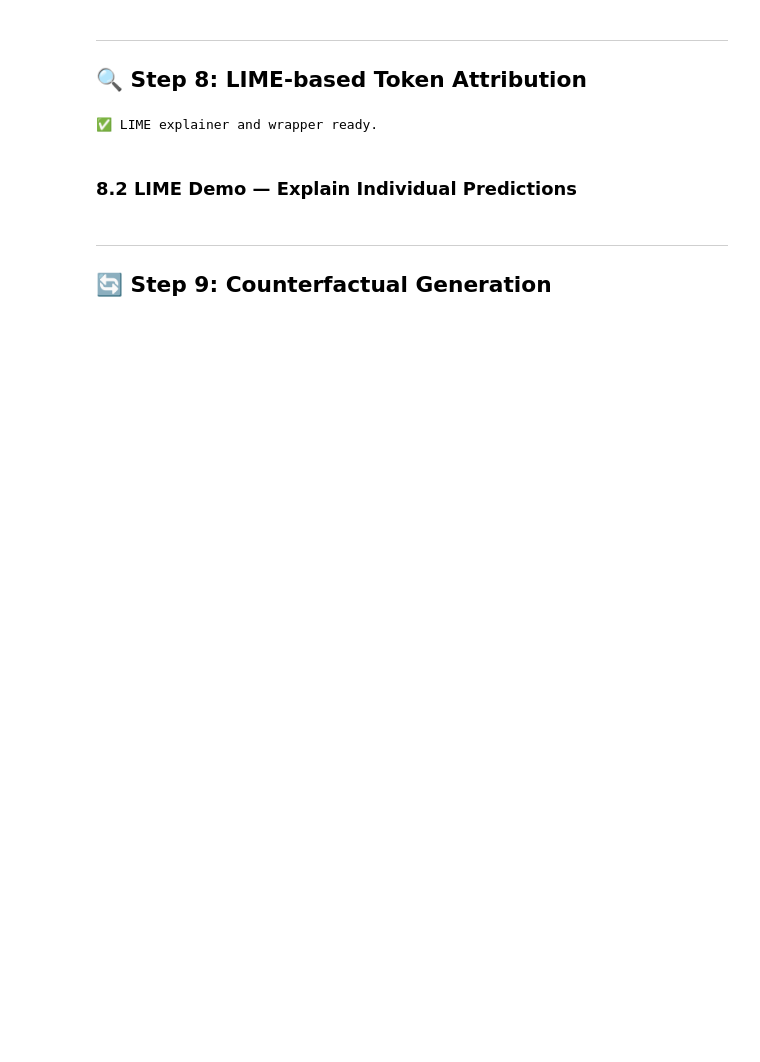
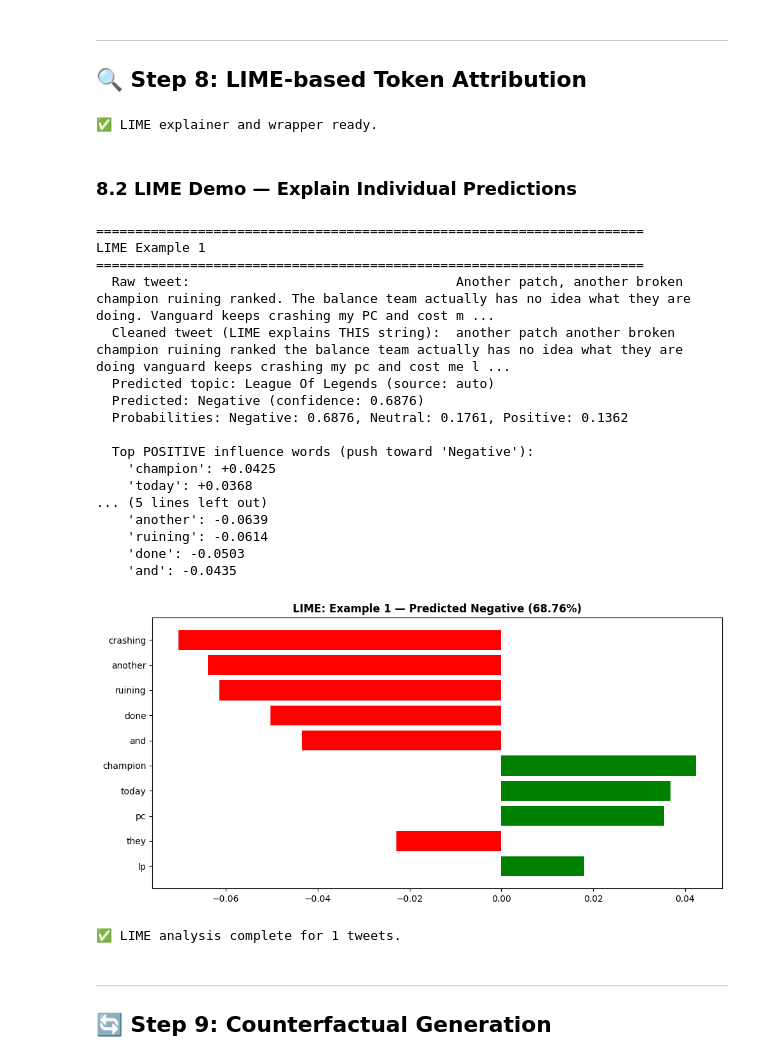
Before and after one commit to Mink949/sentiment-Analysis, a Jupyter notebook: sentiment_analysis_pipeline.ipynb, the cells around one changed output. Drawn from its saved outputs; the diff is of its cells as text; code cells hidden in the pictures; blank space fills up the shorter version.

```diff
--- a/sentiment_analysis_pipeline.ipynb
+++ b/sentiment_analysis_pipeline.ipynb
@@ -1162,20 +1375,20 @@ def predict_sentiment(text, topic_str):
 ### 🧪 Test Examples
 # %%
 test_examples = [
-    ("Another patch, another broken champion ruining ranked. The balance team actually has no idea what they are doing. Vanguard keeps crashing my PC and cost me 50 LP today. Im so done with this game 🤬 #LeagueOfLegends", "Game"),
+    "Another patch, another broken champion ruining ranked. The balance team actually has no idea what they are doing. Vanguard keeps crashing my PC and cost me 50 LP today. Im so done with this game 🤬 #LeagueOfLegends",
 ]
 
 print("=" * 70)
-print("Test examples")
+print("Test examples (topic is auto-predicted — Step 6.7 — not supplied manually)")
 print("=" * 70)
 
-for i, (text, topic) in enumerate(test_examples, 1):
-    result = predict_sentiment(text, topic)
+for i, text in enumerate(test_examples, 1):
+    result = predict_sentiment(text)  # topic_str=None -> auto-predicted, then fed into the sentiment head
     print(f"\n--- Example {i} ---")
-    print(f"  Text:       {text}")
-    print(f"  Topic:      {topic}")
-    print(f"  Prediction: {result['sentiment']} (confidence: {result['confidence']:.4f})")
-    print(f"  Probs:      {', '.join(f'{k}: {v:.4f}' for k, v in result['probabilities'].items())}")
+    print(f"  Text:            {text}")
+    print(f"  Predicted topic: {result['topic']} (source: {result['topic_source']})")
+    print(f"  Prediction:      {result['sentiment']} (confidence: {result['confidence']:.4f})")
+    print(f"  Probs:           {', '.join(f'{k}: {v:.4f}' for k, v in result['probabilities'].items())}")
 
 print("\n Pipeline complete!")
 # %% [output]
@@ -1258,33 +1471,36 @@ print("✅ LIME explainer and wrapper ready.")
 # %%
 # --- 8.2 Run LIME on demo tweets ---
 lime_demo_tweets = [
-    ("Another patch, another broken champion ruining ranked. The balance team actually has no idea what they are doing. Vanguard keeps crashing my PC and cost me 50 LP today. Im so done with this game 🤬 #LeagueOfLegends", "Game"),
+    "Another patch, another broken champion ruining ranked. The balance team actually has no idea what they are doing. Vanguard keeps crashing my PC and cost me 50 LP today. Im so done with this game 🤬 #LeagueOfLegends",
 ]
 
 lime_results = []  # Store for Steps 9-11
 
-for i, (tweet, topic) in enumerate(lime_demo_tweets, 1):
+for i, tweet in enumerate(lime_demo_tweets, 1):
     # LIME must explain the SAME string the model actually sees. predict_fn (cell 8.1) calls
     # clean_text() on every perturbed sample before scoring it, so if we hand explain_instance the
     # raw tweet, LIME's displayed tokens (capitalized words, digits, '#hashtags') would not match
     # what the model receives -> misleading attributions. Explain the cleaned text directly instead.
     cleaned_tweet = clean_text(tweet)
 
+    # Topic is auto-predicted (Step 6.7), not supplied manually — predict_sentiment() does this
+    # internally and returns the topic it used, so we can reuse the exact same value below.
+    baseline = predict_sentiment(tweet)
+    pred_label = baseline['sentiment']
+    pred_conf = baseline['confidence']
+    topic = baseline['topic']
+
     print(f"\n{'='*70}")
     print(f"LIME Example {i}")
     print(f"{'='*70}")
     print(f"  Raw tweet:                                  {tweet}")
     print(f"  Cleaned tweet (LIME explains THIS string):  {cleaned_tweet}")
-    print(f"  Topic: {topic}")
-
-    # Get baseline prediction
-    baseline = predict_sentiment(tweet, topic)
-    pred_label = baseline['sentiment']
-    pred_conf = baseline['confidence']
+    print(f"  Predicted topic: {topic} (source: {baseline['topic_source']})")
     print(f"  Predicted: {pred_label} (confidence: {pred_conf:.4f})")
     print(f"  Probabilities: {', '.join(f'{k}: {v:.4f}' for k,v in baseline['probabilities'].items())}")
 
-    # Run LIME
+    # Run LIME. The topic is fixed to the auto-predicted value above so word-level attributions
+    # aren't confounded by the topic also drifting across LIME's perturbed samples.
     predict_fn = make_lime_predict_fn(topic)
     explanation = lime_explainer.explain_instance(
         cleaned_tweet, predict_fn,
@@ -1298,33 +1514,53 @@ for i, (tweet, topic) in enumerate(lime_demo_tweets, 1):
     negative_words = [(w, wt) for w, wt in word_weights if wt < 0]
 
     print(f"\n  Top POSITIVE influence words (push toward '{pred_label}'):")
     for w, wt in positive_words[:5]:
         print(f"    '{w}': {wt:+.4f}")
 
     print(f"\n  Top NEGATIVE influence words (push away from '{pred_label}'):")
     for w, wt in negative_words[:5]:
         print(f"    '{w}': {wt:+.4f}")
 
     # Store result for later steps
     lime_results.append({
         'tweet': tweet,
         'cleaned_tweet': cleaned_tweet,
         'topic': topic,
         'prediction': baseline,
         'positive_words': positive_words,
         'negative_words': negative_words,
         'explanation': explanation,
     })
 
     # Visualize
     fig = explanation.as_pyplot_figure()
     fig.set_size_inches(10, 5)
     plt.title(f"LIME: Example {i} — Predicted {pred_label} ({pred_conf:.2%})", fontweight='bold')
     plt.tight_layout()
     plt.savefig(f'lime_figure/lime_step8_example_{i}.png', dpi=150, bbox_inches='tight')
     plt.show()
 
 print(f"\n✅ LIME analysis complete for {len(lime_demo_tweets)} tweets.")
+# %% [output]
+======================================================================
+LIME Example 1
+======================================================================
+  Raw tweet:                                  Another patch, another broken champion ruining ranked. The balance team actually has no idea what they are doing. Vanguard keeps crashing my PC and cost m ...
+  Cleaned tweet (LIME explains THIS string):  another patch another broken champion ruining ranked the balance team actually has no idea what they are doing vanguard keeps crashing my pc and cost me l ...
+  Predicted topic: League Of Legends (source: auto)
+  Predicted: Negative (confidence: 0.6876)
+  Probabilities: Negative: 0.6876, Neutral: 0.1761, Positive: 0.1362
+
+  Top POSITIVE influence words (push toward 'Negative'):
+    'champion': +0.0425
+    'today': +0.0368
+... (5 lines left out)
+    'another': -0.0639
+    'ruining': -0.0614
+    'done': -0.0503
+    'and': -0.0435
+[figure, added]
+✅ LIME analysis complete for 1 tweets.
 # %% [markdown]
 ---
 ## 🔄 Step 9: Counterfactual Generation
```
Also changed, not shown: parts of 37 cells of this notebook, 54 other files.
